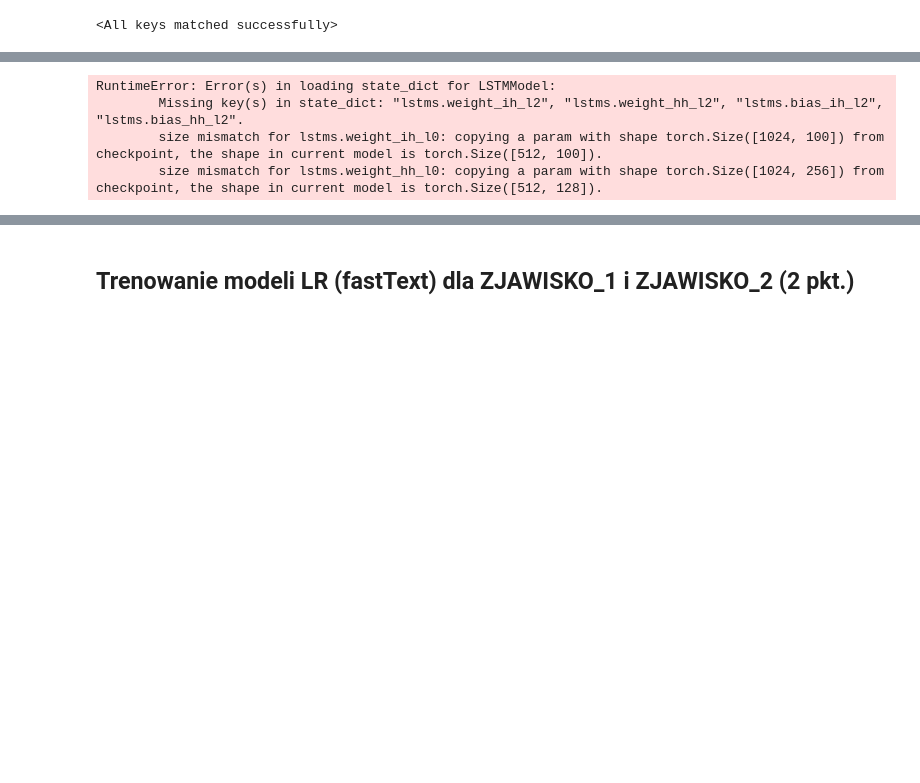
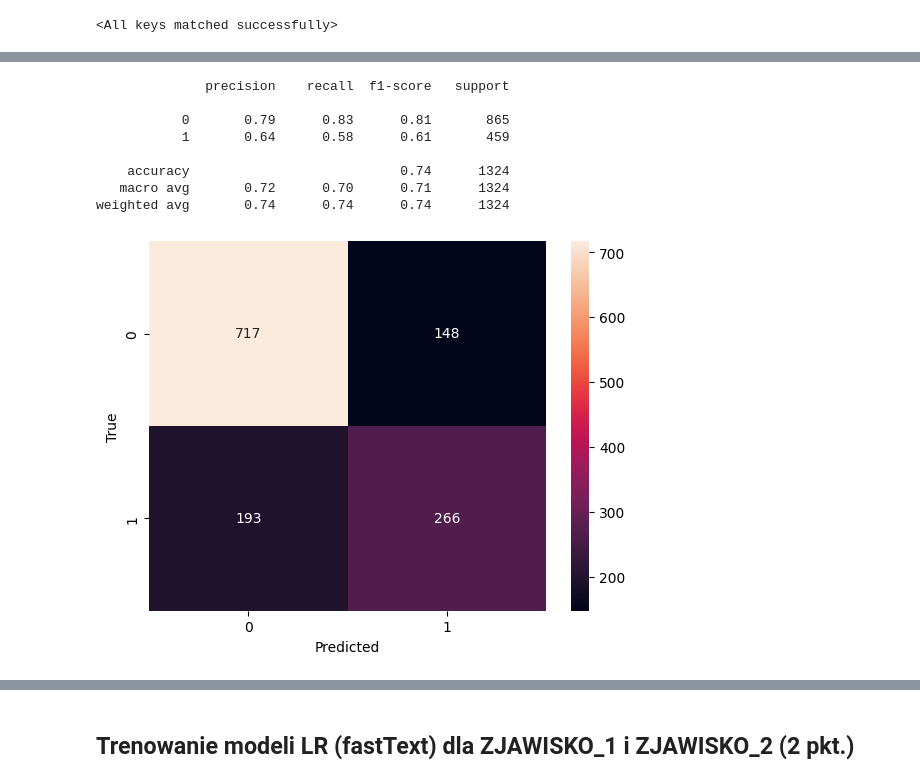
Before and after one commit to Golden3x11/deep-neural-networks, a Jupyter notebook: dnn_10.ipynb, the cells around one changed output, grey strips where cells are left out. Cells and saved outputs as stored; diff of their text form; code cells hidden in the pictures; blank space fills up the shorter version.

```diff
--- a/dnn_10.ipynb
+++ b/dnn_10.ipynb
@@ -289,17 +296,16 @@ import torch
 from torch.nn import functional as F
 
 class LSTMModel(nn.Module):
-    def __init__(self, input_dim, hidden_dim, output_dim, num_layers):
+    def __init__(self, input_dim, hidden_dim, output_dim, num_layers, dropout=0.5):
         super(LSTMModel, self).__init__()
 
-
-        self.lstms = nn.LSTM(input_dim, hidden_dim, num_layers, batch_first=True)
+        self.lstms = nn.LSTM(input_dim, hidden_dim, num_layers, batch_first=True, dropout=dropout)
         self.fc = nn.Linear(hidden_dim, output_dim)
 
 
     def forward(self, x):
-        out =self.lstms(x)
-        out = self.fc(out[0][:,-1,:])
+        lstm_out, _ = self.lstms(x)
+        out = self.fc(lstm_out[:, -1, :])
         return out
 # %% [markdown]
 ## Trenowanie modeli LSTM dla ZJAWISKO_1 i ZJAWISKO_2 (2 pkt.)
@@ -361,11 +367,11 @@ sentiment_train_dl = DataLoader(sentiment_train_ds, batch_size=32, shuffle=True,
 # %%
-VAL_SENTIMENT_PATH = 'tweeteval/datasets/sentiment/val_text.txt'
-VAL_SENTIMENT_LABELS_PATH = 'tweeteval/datasets/sentiment/val_labels.txt'
+VAL_OFFENSIVE_PATH = 'tweeteval/datasets/offensive/val_text.txt'
+VAL_OFFENSIVE_LABELS_PATH = 'tweeteval/datasets/offensive/val_labels.txt'
 VAL_IRONY_PATH = 'tweeteval/datasets/irony/val_text.txt'
 VAL_IRONY_LABELS_PATH = 'tweeteval/datasets/irony/val_labels.txt'
 
-val_sentiment_texts = pd.read_csv(VAL_SENTIMENT_PATH, sep='\t', header=None)
-val_sentiment_labels = pd.read_csv(VAL_SENTIMENT_LABELS_PATH, sep='\t', header=None)
+val_offensive_texts = pd.read_csv(VAL_OFFENSIVE_PATH, sep='\t', header=None, on_bad_lines='skip')
+val_offensive_labels = pd.read_csv(VAL_OFFENSIVE_LABELS_PATH, sep='\t', header=None)
 val_irony_texts = pd.read_csv(VAL_IRONY_PATH, sep='\t', header=None, on_bad_lines='skip')
 val_irony_labels = pd.read_csv(VAL_IRONY_LABELS_PATH, sep='\t', header=None)
 
@@ -373,15 +379,15 @@ irony_ds_val = pd.concat([val_irony_texts, val_irony_labels], axis=1)
 irony_ds_val.columns = ['text', 'label']
 irony_ds_val = irony_ds_val.dropna()
 
-sentiment_ds_val = pd.concat([val_sentiment_texts, val_sentiment_labels], axis=1)
-sentiment_ds_val.columns = ['text', 'label']
-sentiment_ds_val = sentiment_ds_val.dropna()
+val_offensive_ds = pd.concat([val_offensive_texts, val_offensive_labels], axis=1)
+val_offensive_ds.columns = ['text', 'label']
+val_offensive_ds = val_offensive_ds.dropna()
 
 irony_val_ds = TweetDataset(irony_ds_val['text'], irony_ds_val['label'], fasttext_model=fasttext_model)
-sentiment_val_ds = TweetDataset(sentiment_ds_val['text'], sentiment_ds_val['label'], fasttext_model=fasttext_model)
+offensive_val_ds = TweetDataset(val_offensive_ds['text'], val_offensive_ds['label'], fasttext_model=fasttext_model)
 
 irony_val_dl = DataLoader(irony_val_ds, batch_size=32, shuffle=True, collate_fn=collate_fn)
-sentiment_val_dl = DataLoader(sentiment_val_ds, batch_size=32, shuffle=True, collate_fn=collate_fn)
+offensive_val_dl = DataLoader(offensive_val_ds, batch_size=32, shuffle=True, collate_fn=collate_fn)
 # %%
 import torch.nn as nn
 import torch.optim as optim
@@ -530,13 +577,14 @@ weighted avg       0.60      0.60      0.60       955
 # %%
 model = LSTMModel(
     input_dim=100,
-    hidden_dim=256,
-    output_dim=3,
-    num_layers=1
+    hidden_dim=128,
+    output_dim=2,
+    num_layers=2
+
 ).cuda()
 
 optimiser = optim.Adam(model.parameters(), lr=1e-4, weight_decay=1e-5)
 loss_fn = torch.nn.CrossEntropyLoss()
 
-fit(model, optimiser, loss_fn, sentiment_train_dl, sentiment_val_dl, epochs=100, print_metrics=True, name='sentiment')
+fit(model, optimiser, loss_fn, offensive_train_dl, offensive_val_dl, epochs=100, print_metrics=True, name='offensive')
 # %% [output]
@@ -547,16 +603,21 @@ Compile with `TORCH_USE_CUDA_DSA` to enable device-side assertions.
 # %%
 model = LSTMModel(
     input_dim=100,
     hidden_dim=128,
-    output_dim=3,
-    num_layers=3
+    output_dim=2,
+    num_layers=2
 ).cuda()
 
-model.load_state_dict(torch.load('sentiment_model.pt'))
+model.load_state_dict(torch.load('offensive_model.pt'))
 
-evaluate(model, sentiment_val_dl)
+evaluate(model, offensive_val_dl)
 # %% [output]
-RuntimeError: Error(s) in loading state_dict for LSTMModel:
-        Missing key(s) in state_dict: "lstms.weight_ih_l2", "lstms.weight_hh_l2", "lstms.bias_ih_l2", "lstms.bias_hh_l2".
-        size mismatch for lstms.weight_ih_l0: copying a param with shape torch.Size([1024, 100]) from checkpoint, the shape in current model is torch.Size([512, 100]).
-        size mismatch for lstms.weight_hh_l0: copying a param with shape torch.Size([1024, 256]) from checkpoint, the shape in current model is torch.Size([512, 128]).
+              precision    recall  f1-score   support
+
+           0       0.79      0.83      0.81       865
+           1       0.64      0.58      0.61       459
+
+    accuracy                           0.74      1324
+   macro avg       0.72      0.70      0.71      1324
+weighted avg       0.74      0.74      0.74      1324
+[figure, added]
```
Also changed, not shown: parts of 14 cells of this notebook.
